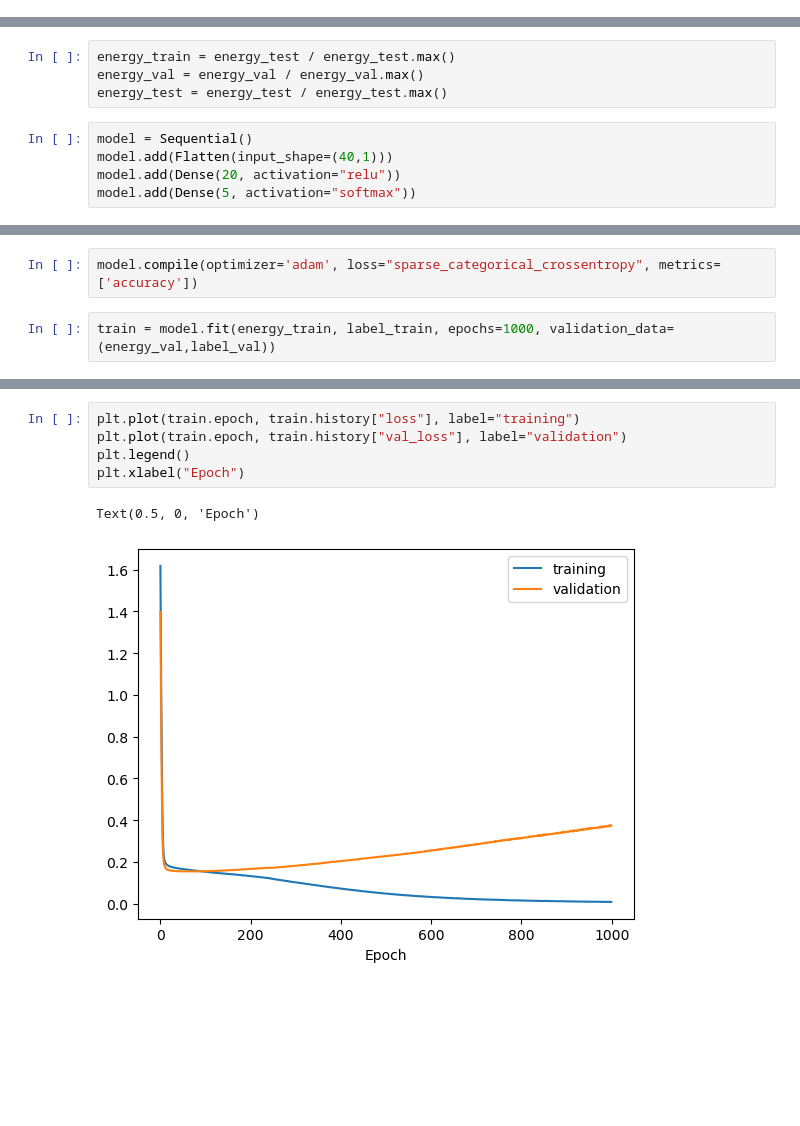
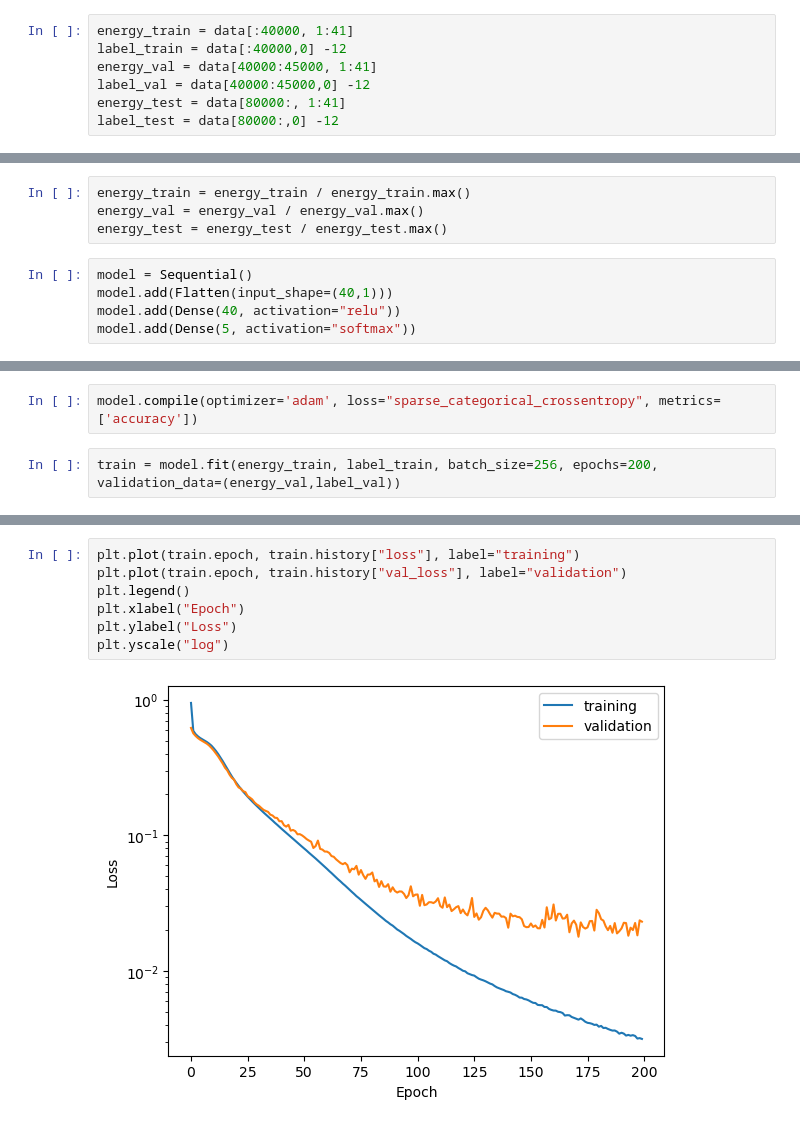
Before and after one commit to gcorbari/ic_classification, a Jupyter notebook: fcnn.ipynb, the cells around one changed output, grey strips where cells are left out. Drawn from its saved outputs; the diff is of its cells as text; blank space fills up the shorter version.

Commit message:
Batch and epochs tuning

```diff
--- a/fcnn.ipynb
+++ b/fcnn.ipynb
@@ -26,0 +22,7 @@ print(label_test)
+# %%
+energy_train = data[:40000, 1:41]
+label_train = data[:40000,0] -12
+energy_val = data[40000:45000, 1:41]
+label_val = data[40000:45000,0] -12
+energy_test = data[80000:, 1:41]
+label_test = data[80000:,0] -12
@@ -27,11 +36,11 @@ print(label_test)
 # %%
-energy_train = energy_test / energy_test.max()
+energy_train = energy_train / energy_train.max()
 energy_val = energy_val / energy_val.max()
 energy_test = energy_test / energy_test.max()
 # %%
 model = Sequential()
 model.add(Flatten(input_shape=(40,1)))
-model.add(Dense(20, activation="relu"))
+model.add(Dense(40, activation="relu"))
 model.add(Dense(5, activation="softmax"))
 # %%
 model.summary()
@@ -52,5 +61,5 @@ Model: "sequential_30"
 # %%
 model.compile(optimizer='adam', loss="sparse_categorical_crossentropy", metrics=['accuracy'])
 # %%
-train = model.fit(energy_train, label_train, epochs=1000, validation_data=(energy_val,label_val))
+train = model.fit(energy_train, label_train, batch_size=256, epochs=200, validation_data=(energy_val,label_val))
 # %% [output]
@@ -74,8 +83,9 @@ Epoch 1000/1000
 # %%
 plt.plot(train.epoch, train.history["loss"], label="training")
 plt.plot(train.epoch, train.history["val_loss"], label="validation")
 plt.legend()
 plt.xlabel("Epoch")
+plt.ylabel("Loss")
+plt.yscale("log")
 # %% [output]
-Text(0.5, 0, 'Epoch')
-[figure, old version]
+[figure, new version]
```
Also changed, not shown: parts of 12 cells of this notebook.
